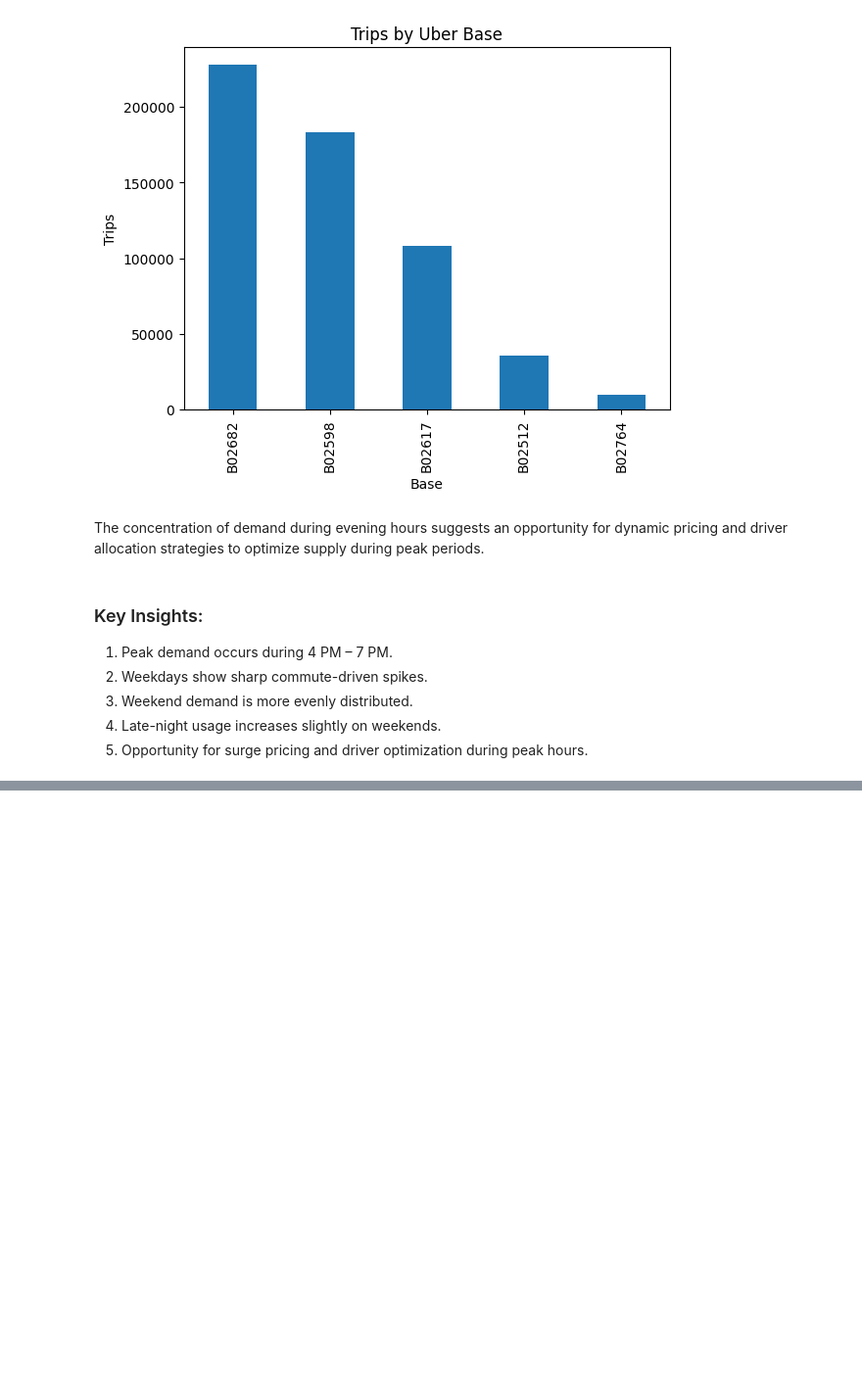
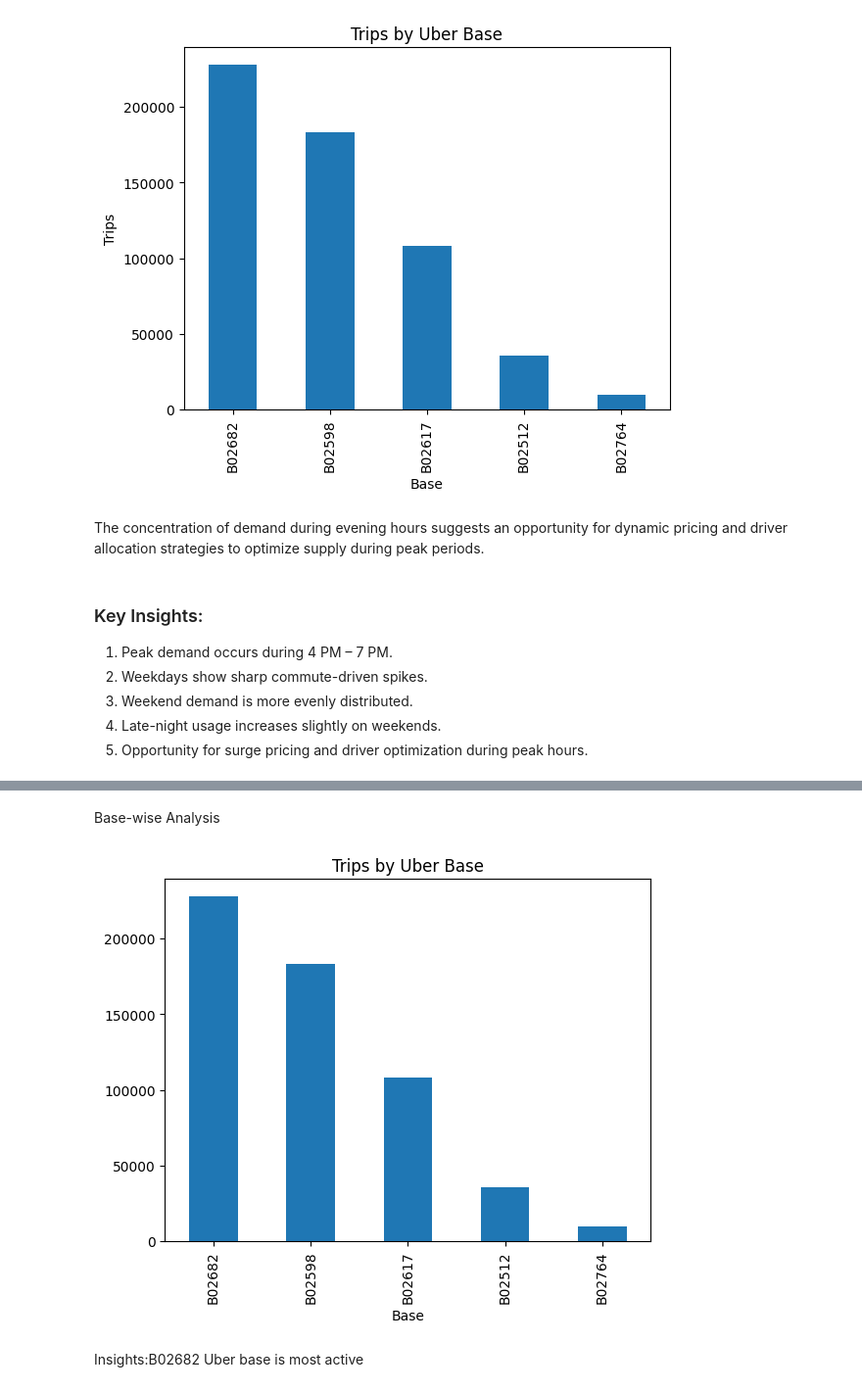
Before and after one commit to sunandha2/Urban-Mobility-Intelligence-Uber-Analysis, a Jupyter notebook: Uber_Pickup_Analysis.ipynb, the cells around one changed output, grey strips where cells are left out. Shown at 98% size. Drawn from its saved outputs; the diff is of its cells as text; code cells hidden in the pictures; blank space fills up the shorter version.

```diff
--- a/Uber_Pickup_Analysis.ipynb
+++ b/Uber_Pickup_Analysis.ipynb
@@ -118,0 +184,10 @@ The concentration of demand during evening hours suggests an opportunity for dyn
+# %% [markdown]
+Base-wise Analysis
+# %%
+df['Base'].value_counts().plot(kind='bar')
+plt.title("Trips by Uber Base")
+plt.show()
+# %% [output]
+[figure, added]
+# %% [markdown]
+Insights:B02682 Uber base is most active
```
Also changed, not shown: parts of 10 cells of this notebook.
